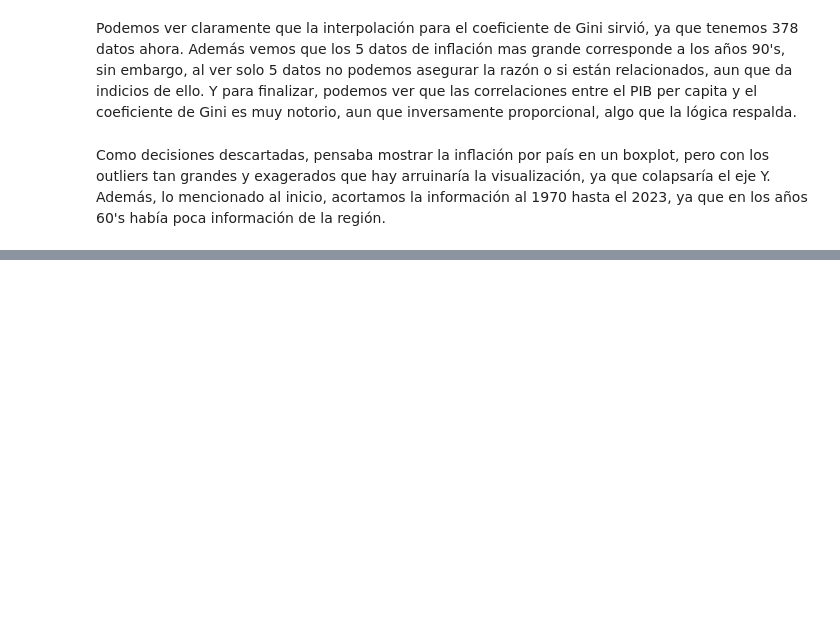
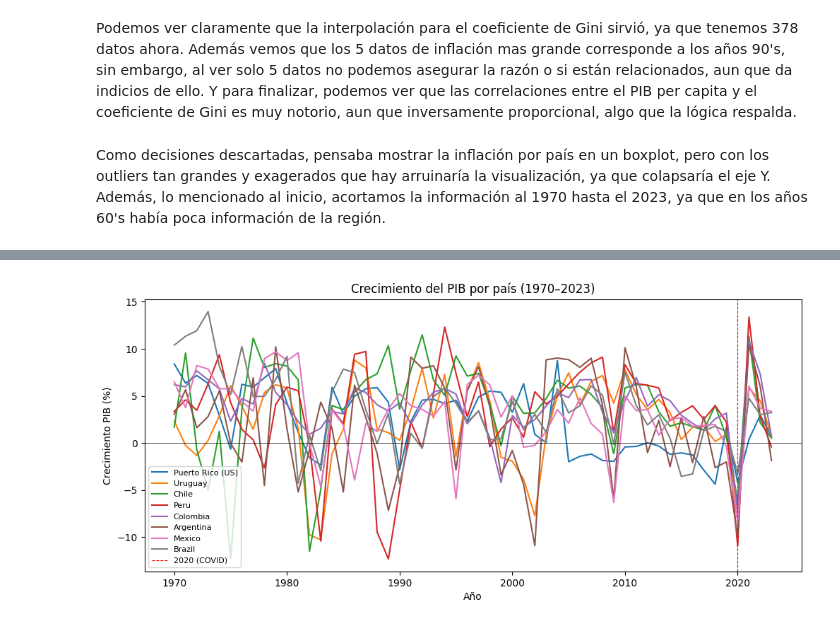
Before and after one commit to Snolk2912/Solemne-1, a Jupyter notebook: Notebooks/Solemne1.ipynb, the cells around one changed output, grey strips where cells are left out. Cells and saved outputs as stored; diff of their text form; code cells hidden in the pictures; blank space fills up the shorter version.

```diff
--- a/Notebooks/Solemne1.ipynb
+++ b/Notebooks/Solemne1.ipynb
@@ -200,0 +216,15 @@ Como decisiones descartadas, pensaba mostrar la inflación por país en un boxpl
+# %%
+#Pregunta 3 ¿COVID-19 afectó al mínimo del PIB o hubo un mínimo antes?
+plt.figure(figsize=(12, 5))
+for pais in df['País'].unique():
+    datos = df[df['País'] == pais].sort_values('Año')
+    plt.plot(datos['Año'], datos['crecimiento_pib'], label=pais)
+plt.axhline(0, color='black', linewidth=0.5)
+plt.axvline(2020, color='red', linestyle='--', linewidth=0.8, label='2020 (COVID)')
+plt.title('Crecimiento del PIB por país (1970–2023)')
+plt.xlabel('Año')
+plt.ylabel('Crecimiento PIB (%)')
+plt.legend(fontsize=8)
+plt.show()
+# %% [output]
+[figure, added]
```
Also changed, not shown: parts of 7 cells of this notebook.
